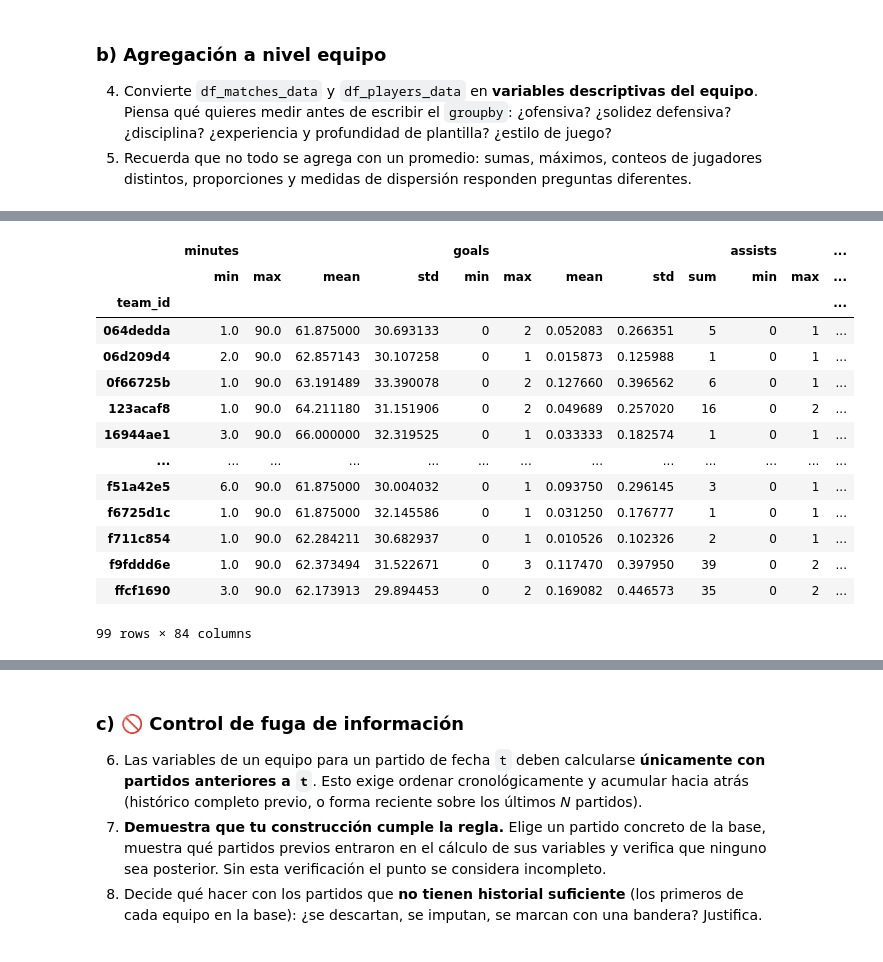
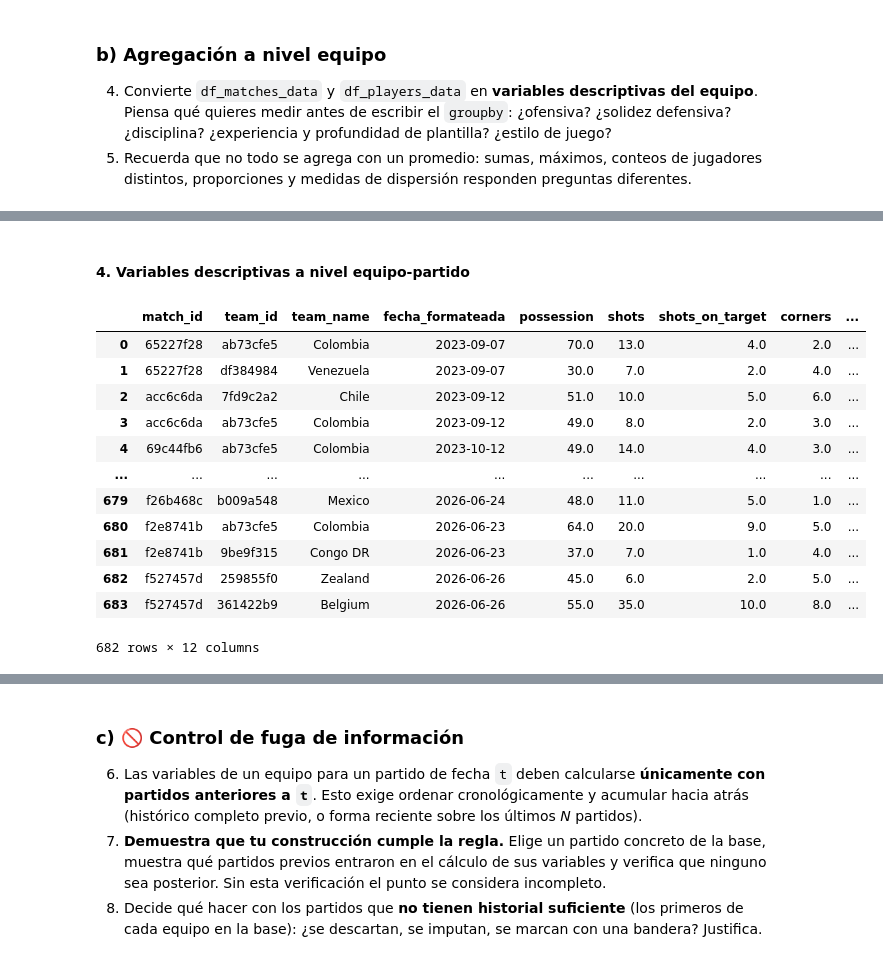
Before and after one commit to antobeni07/Parcial-1_Analitica, a Jupyter notebook: 01_Parcial_Mundial_2026.ipynb, the cells around one changed output, grey strips where cells are left out. Saved outputs shown, nothing was run; the diff lists cells and outputs as text; code cells hidden in the pictures.

```diff
--- a/01_Parcial_Mundial_2026.ipynb
+++ b/01_Parcial_Mundial_2026.ipynb
@@ -1682,39 +1716,35 @@ des_matches
-# %%
-des_players = df_players_data.groupby('team_id').agg({
-    'minutes': ['min', 'max', 'mean', 'std'],
-    'goals': ['min', 'max', 'mean', 'std', 'sum'],
-    'assists': ['min', 'max', 'mean', 'std', 'sum'],
-    'pens_made': ['min', 'max', 'mean', 'std', 'sum'],
-    'pens_att': ['min', 'max', 'mean', 'std', 'sum'],
-    'shots': ['min', 'max', 'mean', 'std', 'sum'],
-    'shots_on_target': ['min', 'max', 'mean', 'std', 'sum'],
-    'yellow_cards': ['min', 'max', 'mean', 'std', 'sum'],
-    'red_cards': ['min', 'max', 'mean', 'std', 'sum'],
-    'fouls_committed': ['min', 'max', 'mean', 'std', 'sum'],
-    'fouls_drawn': ['min', 'max', 'mean', 'std', 'sum'],
-    'offsides': ['min', 'max', 'mean', 'std', 'sum'],
-    'crosses': ['min', 'max', 'mean', 'std', 'sum'],
-    'tackles_won': ['min', 'max', 'mean', 'std', 'sum'],
-    'interceptions': ['min', 'max', 'mean', 'std', 'sum'],
-    'own_goals': ['min', 'max', 'mean', 'std', 'sum'],
-    'numeric_age': ['min', 'max', 'mean', 'std'],
-    'player_id': 'nunique'
-})
-
-des_players
-# %% [output]
-|  | minutes |  |  |  | goals |  |  |  |  | assists |  | ... |
-|  | min | max | mean | std | min | max | mean | std | sum | min | max | ... |
-| team_id |  |  |  |  |  |  |  |  |  |  |  | ... |
-| 064dedda | 1.0 | 90.0 | 61.875000 | 30.693133 | 0 | 2 | 0.052083 | 0.266351 | 5 | 0 | 1 | ... |
-| 06d209d4 | 2.0 | 90.0 | 62.857143 | 30.107258 | 0 | 1 | 0.015873 | 0.125988 | 1 | 0 | 1 | ... |
-| 0f66725b | 1.0 | 90.0 | 63.191489 | 33.390078 | 0 | 2 | 0.127660 | 0.396562 | 6 | 0 | 1 | ... |
-| 123acaf8 | 1.0 | 90.0 | 64.211180 | 31.151906 | 0 | 2 | 0.049689 | 0.257020 | 16 | 0 | 2 | ... |
-| 16944ae1 | 3.0 | 90.0 | 66.000000 | 32.319525 | 0 | 1 | 0.033333 | 0.182574 | 1 | 0 | 1 | ... |
-| ... | ... | ... | ... | ... | ... | ... | ... | ... | ... | ... | ... | ... |
-| f51a42e5 | 6.0 | 90.0 | 61.875000 | 30.004032 | 0 | 1 | 0.093750 | 0.296145 | 3 | 0 | 1 | ... |
-| f6725d1c | 1.0 | 90.0 | 61.875000 | 32.145586 | 0 | 1 | 0.031250 | 0.176777 | 1 | 0 | 1 | ... |
-| f711c854 | 1.0 | 90.0 | 62.284211 | 30.682937 | 0 | 1 | 0.010526 | 0.102326 | 2 | 0 | 1 | ... |
-| f9fddd6e | 1.0 | 90.0 | 62.373494 | 31.522671 | 0 | 3 | 0.117470 | 0.397950 | 39 | 0 | 2 | ... |
-| ffcf1690 | 3.0 | 90.0 | 62.173913 | 29.894453 | 0 | 2 | 0.169082 | 0.446573 | 35 | 0 | 2 | ... |
-99 rows × 84 columns
+# %% [markdown]
+#### 4. Variables descriptivas a nivel equipo-partido
+# %%
+des_matches = df_matches_data[
+    [
+        'match_id',
+        'team_id',
+        'team_name',
+        'fecha_formateada',
+        'possession',
+        'shots',
+        'shots_on_target',
+        'corners',
+        'fouls',
+        'yellow_cards',
+        'red_cards',
+        'interceptions'
+    ]
+].copy()
+
+des_matches
+# %% [output]
+|  | match_id | team_id | team_name | fecha_formateada | possession | shots | shots_on_target | corners | ... |
+| 0 | 65227f28 | ab73cfe5 | Colombia | 2023-09-07 | 70.0 | 13.0 | 4.0 | 2.0 | ... |
+| 1 | 65227f28 | df384984 | Venezuela | 2023-09-07 | 30.0 | 7.0 | 2.0 | 4.0 | ... |
+| 2 | acc6c6da | 7fd9c2a2 | Chile | 2023-09-12 | 51.0 | 10.0 | 5.0 | 6.0 | ... |
+| 3 | acc6c6da | ab73cfe5 | Colombia | 2023-09-12 | 49.0 | 8.0 | 2.0 | 3.0 | ... |
+| 4 | 69c44fb6 | ab73cfe5 | Colombia | 2023-10-12 | 49.0 | 14.0 | 4.0 | 3.0 | ... |
+| ... | ... | ... | ... | ... | ... | ... | ... | ... | ... |
+| 679 | f26b468c | b009a548 | Mexico | 2026-06-24 | 48.0 | 11.0 | 5.0 | 1.0 | ... |
+| 680 | f2e8741b | ab73cfe5 | Colombia | 2026-06-23 | 64.0 | 20.0 | 9.0 | 5.0 | ... |
+| 681 | f2e8741b | 9be9f315 | Congo DR | 2026-06-23 | 37.0 | 7.0 | 1.0 | 4.0 | ... |
+| 682 | f527457d | 259855f0 | Zealand | 2026-06-26 | 45.0 | 6.0 | 2.0 | 5.0 | ... |
+| 683 | f527457d | 361422b9 | Belgium | 2026-06-26 | 55.0 | 35.0 | 10.0 | 8.0 | ... |
+682 rows × 12 columns
```
Also changed, not shown: parts of 96 cells of this notebook.
